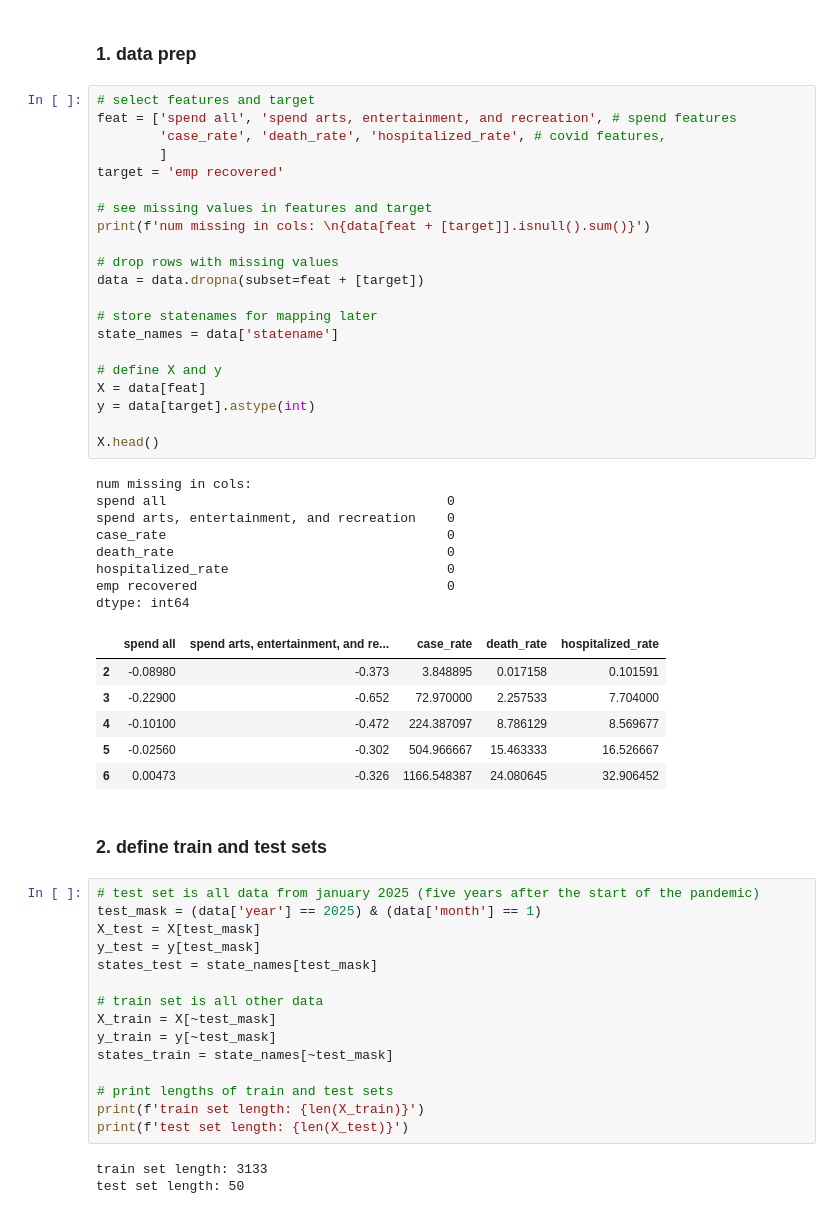
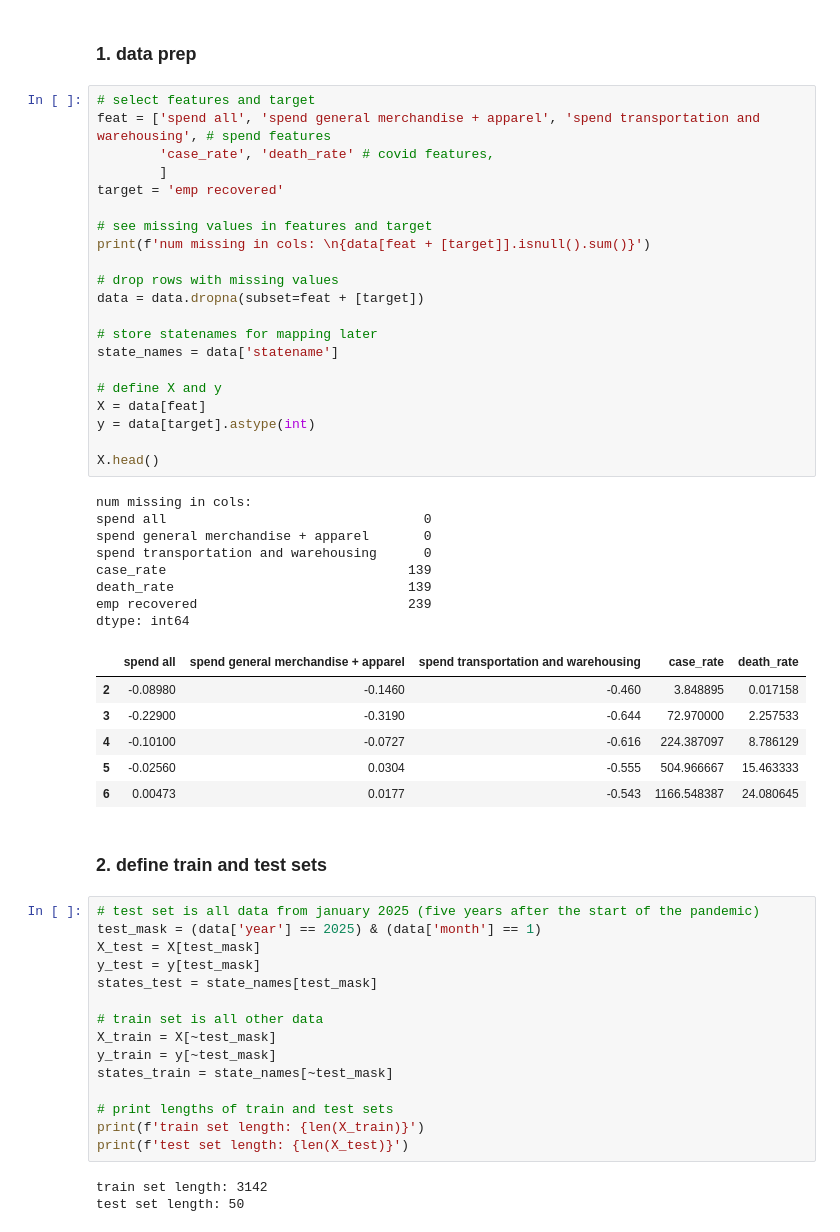
Before and after one commit to nisharonn/US-Economic-Recovery-Post-COVID-19, a Jupyter notebook: rand_forest.ipynb, the cells around one changed output. Cells and saved outputs as stored; diff of their text form.

```diff
--- a/rand_forest.ipynb
+++ b/rand_forest.ipynb
@@ -43,40 +50,40 @@ Index(['statename', 'year', 'month', 'spend apparel and accessories',
 ### 1. data prep
 # %%
 # select features and target
-feat = ['spend all', 'spend arts, entertainment, and recreation', # spend features
-        'case_rate', 'death_rate', 'hospitalized_rate', # covid features,
+feat = ['spend all', 'spend general merchandise + apparel', 'spend transportation and warehousing', # spend features
+        'case_rate', 'death_rate' # covid features,
         ]
 target = 'emp recovered'
 
 # see missing values in features and target
 print(f'num missing in cols: \n{data[feat + [target]].isnull().sum()}')
 
 # drop rows with missing values
 data = data.dropna(subset=feat + [target])
 
 # store statenames for mapping later
 state_names = data['statename']
 
 # define X and y
 X = data[feat]
 y = data[target].astype(int)
 
 X.head()
 # %% [output]
 num missing in cols:
-spend all                                    0
-spend arts, entertainment, and recreation    0
-case_rate                                    0
-death_rate                                   0
-hospitalized_rate                            0
-emp recovered                                0
+spend all                                 0
+spend general merchandise + apparel       0
+spend transportation and warehousing      0
+case_rate                               139
+death_rate                              139
+emp recovered                           239
 dtype: int64
-|  | spend all | spend arts, entertainment, and re... | case_rate | death_rate | hospitalized_rate |
-| 2 | -0.08980 | -0.373 | 3.848895 | 0.017158 | 0.101591 |
-| 3 | -0.22900 | -0.652 | 72.970000 | 2.257533 | 7.704000 |
-| 4 | -0.10100 | -0.472 | 224.387097 | 8.786129 | 8.569677 |
-| 5 | -0.02560 | -0.302 | 504.966667 | 15.463333 | 16.526667 |
-| 6 | 0.00473 | -0.326 | 1166.548387 | 24.080645 | 32.906452 |
+|  | spend all | spend general merchandise + apparel | spend transportation and warehousing | case_rate | death_rate |
+| 2 | -0.08980 | -0.1460 | -0.460 | 3.848895 | 0.017158 |
+| 3 | -0.22900 | -0.3190 | -0.644 | 72.970000 | 2.257533 |
+| 4 | -0.10100 | -0.0727 | -0.616 | 224.387097 | 8.786129 |
+| 5 | -0.02560 | 0.0304 | -0.555 | 504.966667 | 15.463333 |
+| 6 | 0.00473 | 0.0177 | -0.543 | 1166.548387 | 24.080645 |
 # %% [markdown]
 ### 2. define train and test sets
 # %%
@@ -95,6 +102,6 @@ states_train = state_names[~test_mask]
 print(f'train set length: {len(X_train)}')
 print(f'test set length: {len(X_test)}')
 # %% [output]
-train set length: 3133
+train set length: 3142
 test set length: 50
 # %% [markdown]
```
Also changed, not shown: parts of 31 cells of this notebook, 6 other files.
